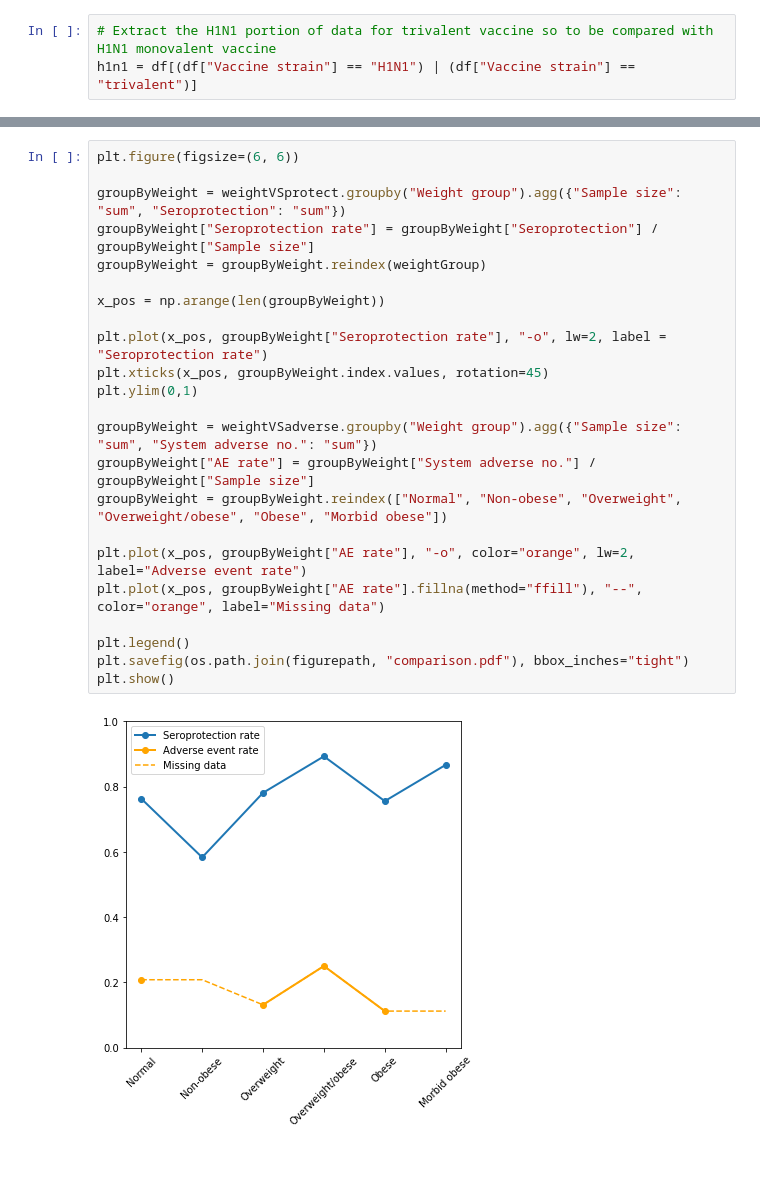
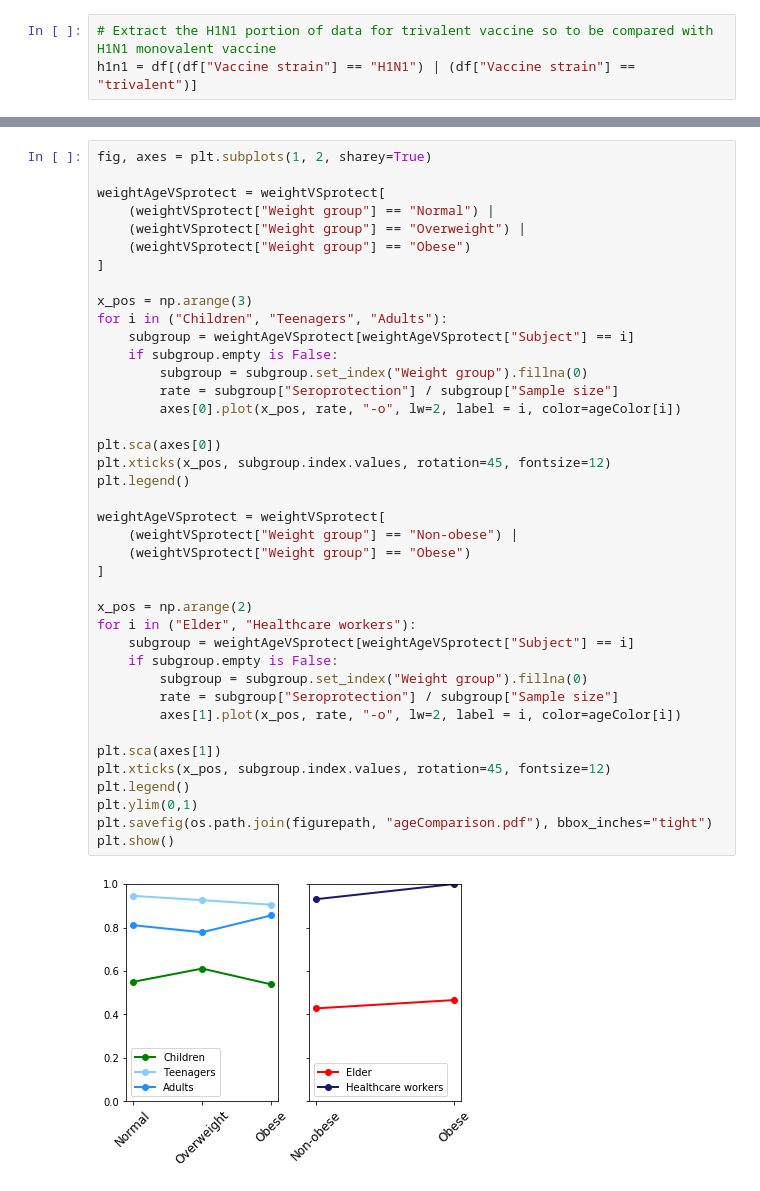
Before and after one commit to Takkoona/PUBL05022_Final, a Jupyter notebook: makePlots.ipynb, the cells around one changed output, grey strips where cells are left out. Saved outputs shown, nothing was run; the diff lists cells and outputs as text; blank space fills up the shorter version.

```diff
--- a/makePlots.ipynb
+++ b/makePlots.ipynb
@@ -75,25 +138,42 @@ plt.show()
-# %%
-plt.figure(figsize=(6, 6))
-
-groupByWeight = weightVSprotect.groupby("Weight group").agg({"Sample size": "sum", "Seroprotection": "sum"})
-groupByWeight["Seroprotection rate"] = groupByWeight["Seroprotection"] / groupByWeight["Sample size"]
-groupByWeight = groupByWeight.reindex(weightGroup)
-
-x_pos = np.arange(len(groupByWeight))
-
-plt.plot(x_pos, groupByWeight["Seroprotection rate"], "-o", lw=2, label = "Seroprotection rate")
-plt.xticks(x_pos, groupByWeight.index.values, rotation=45)
-plt.ylim(0,1)
-
-groupByWeight = weightVSadverse.groupby("Weight group").agg({"Sample size": "sum", "System adverse no.": "sum"})
-groupByWeight["AE rate"] = groupByWeight["System adverse no."] / groupByWeight["Sample size"]
-groupByWeight = groupByWeight.reindex(["Normal", "Non-obese", "Overweight", "Overweight/obese", "Obese", "Morbid obese"])
-
-plt.plot(x_pos, groupByWeight["AE rate"], "-o", color="orange", lw=2, label="Adverse event rate")
-plt.plot(x_pos, groupByWeight["AE rate"].fillna(method="ffill"), "--", color="orange", label="Missing data")
-
-plt.legend()
-plt.savefig(os.path.join(figurepath, "comparison.pdf"), bbox_inches="tight")
-plt.show()
-# %% [output]
-[figure, removed]
+# %%
+fig, axes = plt.subplots(1, 2, sharey=True)
+
+weightAgeVSprotect = weightVSprotect[
+    (weightVSprotect["Weight group"] == "Normal") |
+    (weightVSprotect["Weight group"] == "Overweight") |
+    (weightVSprotect["Weight group"] == "Obese")
+]
+
+x_pos = np.arange(3)
+for i in ("Children", "Teenagers", "Adults"):
+    subgroup = weightAgeVSprotect[weightAgeVSprotect["Subject"] == i]
+    if subgroup.empty is False:
+        subgroup = subgroup.set_index("Weight group").fillna(0)
+        rate = subgroup["Seroprotection"] / subgroup["Sample size"]
+        axes[0].plot(x_pos, rate, "-o", lw=2, label = i, color=ageColor[i])
+
+plt.sca(axes[0])
+plt.xticks(x_pos, subgroup.index.values, rotation=45, fontsize=12)
+plt.legend()
+
+weightAgeVSprotect = weightVSprotect[
+    (weightVSprotect["Weight group"] == "Non-obese") |
+    (weightVSprotect["Weight group"] == "Obese")
+]
+
+x_pos = np.arange(2)
+for i in ("Elder", "Healthcare workers"):
+    subgroup = weightAgeVSprotect[weightAgeVSprotect["Subject"] == i]
+    if subgroup.empty is False:
+        subgroup = subgroup.set_index("Weight group").fillna(0)
+        rate = subgroup["Seroprotection"] / subgroup["Sample size"]
+        axes[1].plot(x_pos, rate, "-o", lw=2, label = i, color=ageColor[i])
+
+plt.sca(axes[1])
+plt.xticks(x_pos, subgroup.index.values, rotation=45, fontsize=12)
+plt.legend()
+plt.ylim(0,1)
+plt.savefig(os.path.join(figurepath, "ageComparison.pdf"), bbox_inches="tight")
+plt.show()
+# %% [output]
+[figure, added]
```
Also changed, not shown: parts of 10 cells of this notebook, 10 other files.
